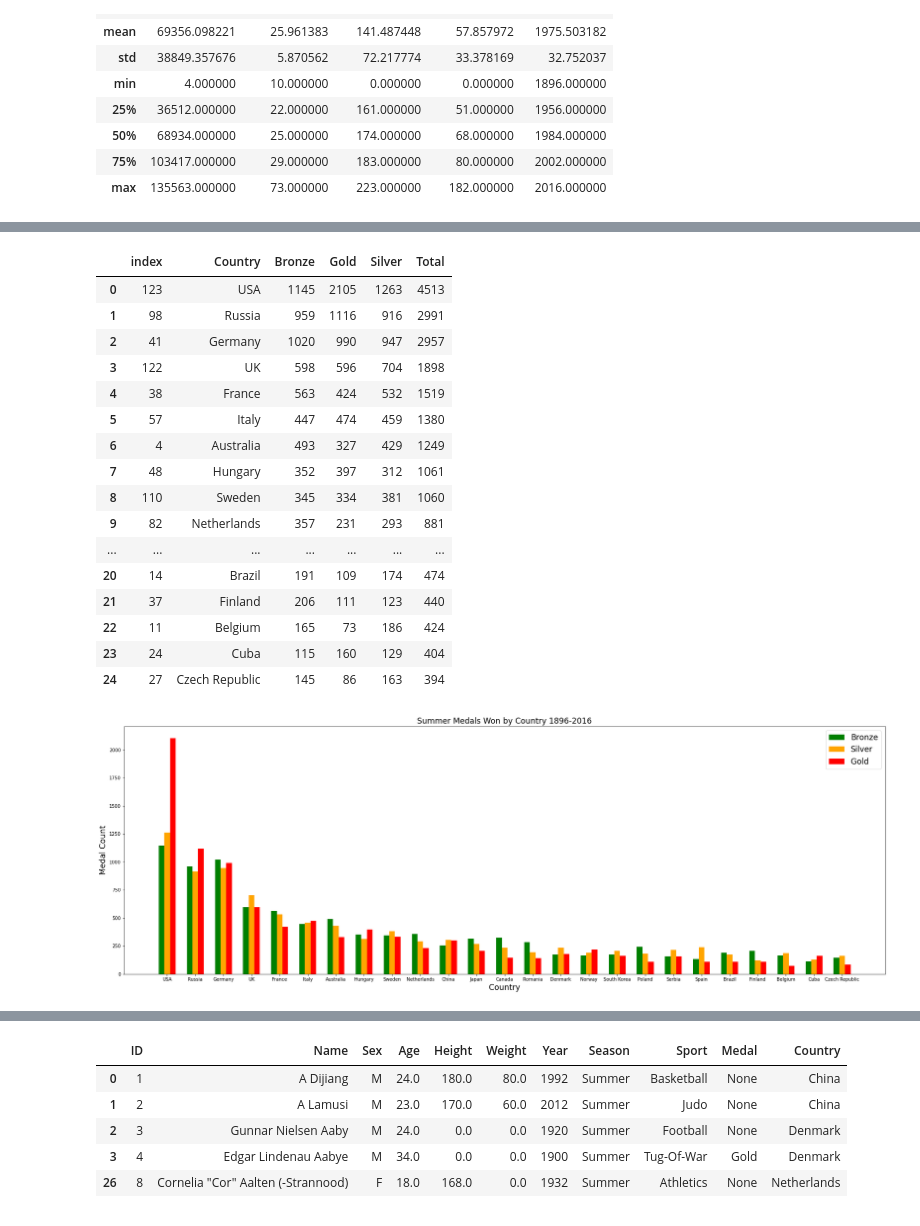
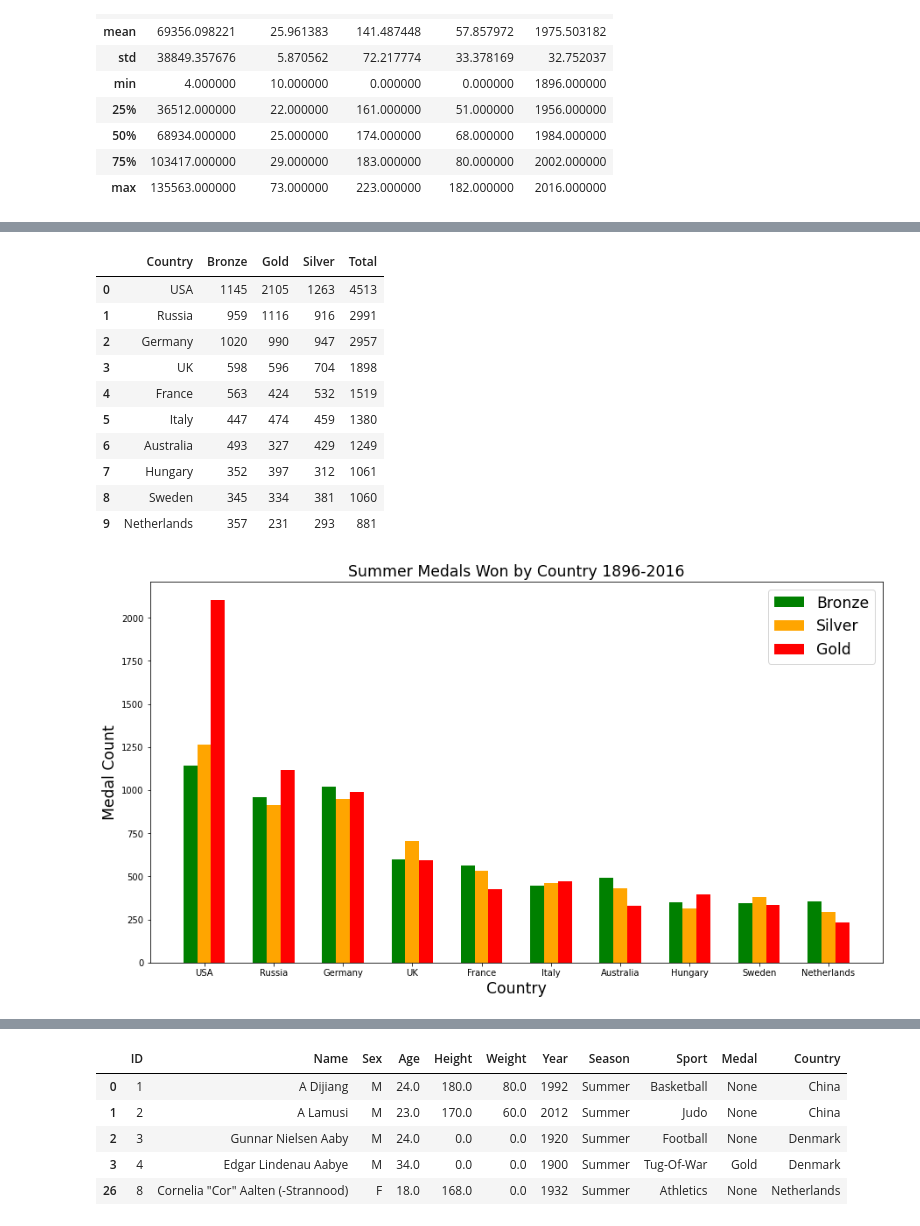
Before and after one commit to sissa81/project1, a Jupyter notebook: olympics.ipynb, the cells around one changed output, grey strips where cells are left out. Cells and saved outputs as stored; diff of their text form; code cells hidden in the pictures.

Commit message:
New graphs by sports/events

```diff
--- a/olympics.ipynb
+++ b/olympics.ipynb
@@ -37,7 +39,7 @@ Medal      True
 dtype: bool
 # %%
 # Cleaning up DataFrame
-data.drop(['Team', 'NOC', 'Games', 'City', 'Event', 'notes'], axis=1, inplace=True)
+data.drop(['Team', 'NOC', 'Games', 'City', 'notes'], axis=1, inplace=True)
 data.rename(columns = {'region':'Country'}, inplace = True)
 
 # Replace null values
@@ -173,45 +153,41 @@ summer_winners = winners_df.loc[winners_df["Season"] == "Summer"]
 winter_winners = winners_df.loc[winners_df["Season"] == "Winter"]
 # %%
 # Create summer winners dataframe grouped by country and medal
-summer_medals = summer_winners.groupby(["Country","Medal"]).size().unstack(fill_value=0).reset_index().rename_axis(None, axis=1)
+summer_medals = summer_winners.groupby(["Country","Medal"]).size().unstack(fill_value=0).rename_axis(None, axis=1)
 total_summer = summer_medals["Bronze"] + summer_medals["Silver"] + summer_medals["Gold"]
 summer_medals["Total"] = total_summer
 summer_sorted = summer_medals.sort_values(by="Total", ascending=False).reset_index()
-top_summer = summer_sorted.head(25)
+top_summer = summer_sorted.head(10)
 top_summer
 # %% [output]
-|  | index | Country | Bronze | Gold | Silver | Total |
-| 0 | 123 | USA | 1145 | 2105 | 1263 | 4513 |
-| 1 | 98 | Russia | 959 | 1116 | 916 | 2991 |
-| 2 | 41 | Germany | 1020 | 990 | 947 | 2957 |
-| 3 | 122 | UK | 598 | 596 | 704 | 1898 |
-| 4 | 38 | France | 563 | 424 | 532 | 1519 |
-| 5 | 57 | Italy | 447 | 474 | 459 | 1380 |
-| 6 | 4 | Australia | 493 | 327 | 429 | 1249 |
-| 7 | 48 | Hungary | 352 | 397 | 312 | 1061 |
-| 8 | 110 | Sweden | 345 | 334 | 381 | 1060 |
-| 9 | 82 | Netherlands | 357 | 231 | 293 | 881 |
-| ... | ... | ... | ... | ... | ... | ... |
-| 20 | 14 | Brazil | 191 | 109 | 174 | 474 |
-| 21 | 37 | Finland | 206 | 111 | 123 | 440 |
-| 22 | 11 | Belgium | 165 | 73 | 186 | 424 |
-| 23 | 24 | Cuba | 115 | 160 | 129 | 404 |
-| 24 | 27 | Czech Republic | 145 | 86 | 163 | 394 |
+|  | Country | Bronze | Gold | Silver | Total |
+| 0 | USA | 1145 | 2105 | 1263 | 4513 |
+| 1 | Russia | 959 | 1116 | 916 | 2991 |
+| 2 | Germany | 1020 | 990 | 947 | 2957 |
+| 3 | UK | 598 | 596 | 704 | 1898 |
+| 4 | France | 563 | 424 | 532 | 1519 |
+| 5 | Italy | 447 | 474 | 459 | 1380 |
+| 6 | Australia | 493 | 327 | 429 | 1249 |
+| 7 | Hungary | 352 | 397 | 312 | 1061 |
+| 8 | Sweden | 345 | 334 | 381 | 1060 |
+| 9 | Netherlands | 357 | 231 | 293 | 881 |
 # %%
 # Create bar chart for top summer medal winners
 x_axis = np.arange(len(top_summer["Country"]))
 
-plt.figure(figsize=(30,10))
+plt.figure(figsize=(15,8))
 plt.bar(x_axis -.2, top_summer["Bronze"], 0.2, label = "Bronze", color="green")
 plt.bar(x_axis +.0, top_summer["Silver"], 0.2, label = "Silver", color="orange")
 plt.bar(x_axis +.2, top_summer["Gold"], 0.2, label = "Gold", color="red")
 plt.xticks(x_axis,top_summer["Country"])
 plt.xlabel("Country", fontsize="xx-large")
 plt.ylabel("Medal Count", fontsize="xx-large")
 plt.title("Summer Medals Won by Country 1896-2016", fontsize="xx-large")
 plt.legend(loc="upper right",fontsize="xx-large")
+plt.savefig("Images/summer_medals_by_country")
 plt.show()
+plt.close()
 # %% [output]
-[figure, old version]
+[figure, new version]
 # %%
 # Create winter winners dataframe grouped by country and medal
```
Also changed, not shown: parts of 24 cells of this notebook.
